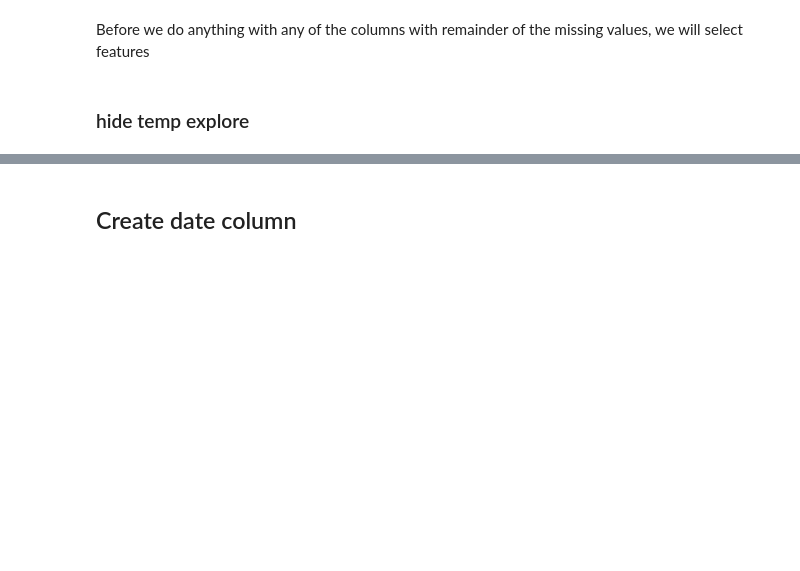
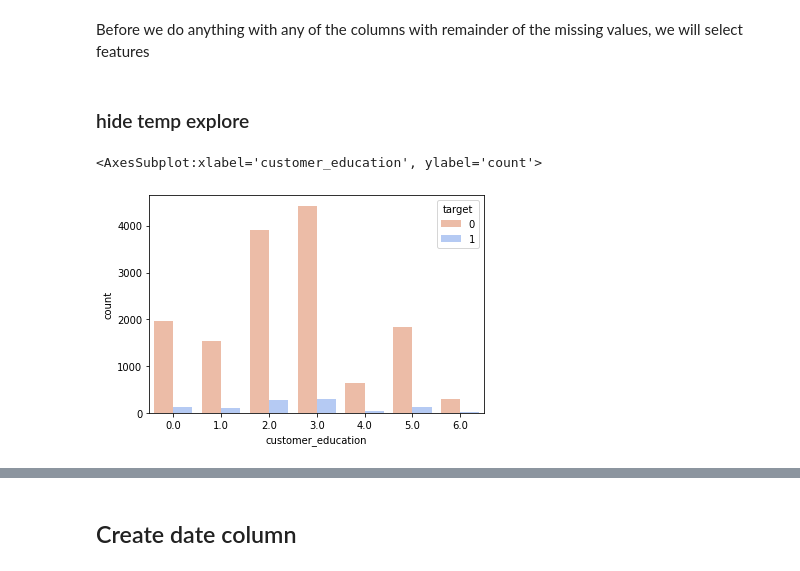
Before and after one commit to AliSafieddine/Churn-Prediction, a Jupyter notebook: Prediction_v1.ipynb, the cells around one changed output, grey strips where cells are left out. Cells and saved outputs as stored; diff of their text form; code cells hidden in the pictures; blank space fills up the shorter version.

```diff
--- a/Prediction_v1.ipynb
+++ b/Prediction_v1.ipynb
@@ -277,5 +305,8 @@ Before we do anything with any of the columns with remainder of the missing valu
 # %% [markdown]
 ### hide temp explore
 # %%
-# sns.countplot(x='customer_education',data=train1,hue='target',palette="coolwarm_r")
+sns.countplot(x='customer_education',data=train1,hue='target',palette="coolwarm_r")
+# %% [output]
+<AxesSubplot:xlabel='customer_education', ylabel='count'>
+[figure, added]
 # %%
```
Also changed, not shown: parts of 96 cells of this notebook, 1 other file.
